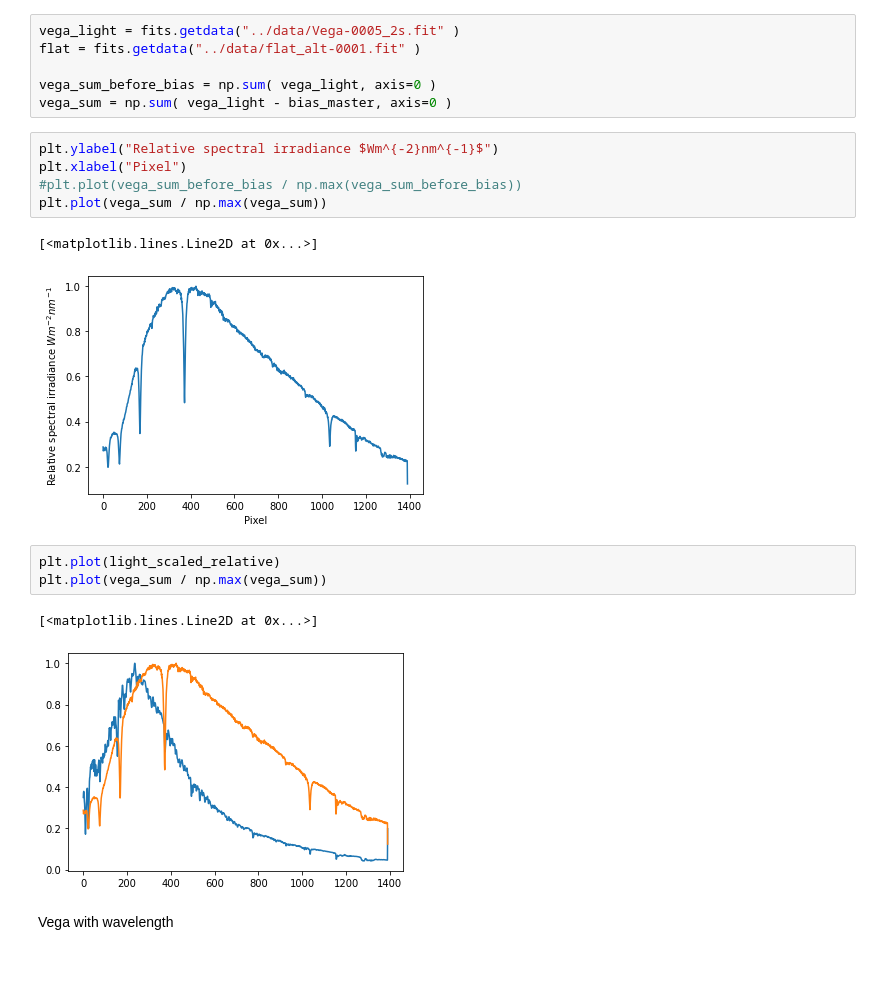
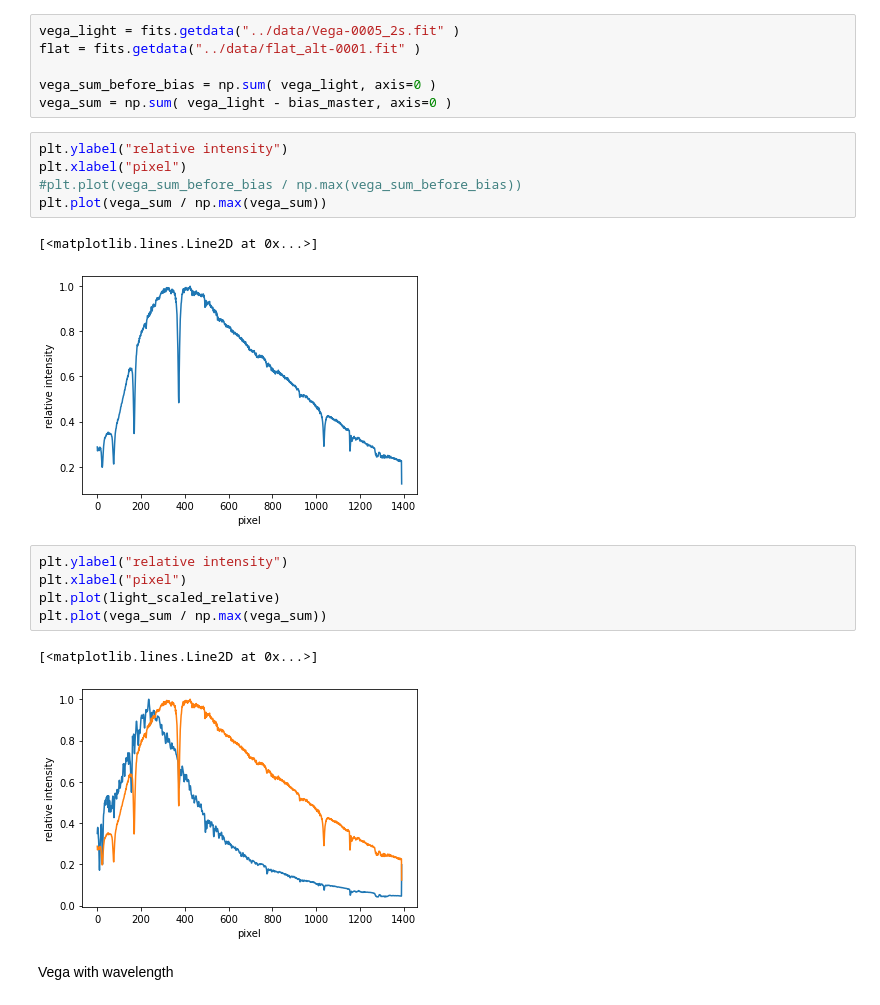
Before and after one commit to Yousousen/solar_physics, a Jupyter notebook: scripts/spectrum.ipynb, the cells around one changed output. Drawn from its saved outputs; the diff is of its cells as text; blank space fills up the shorter version.

```diff
--- a/scripts/spectrum.ipynb
+++ b/scripts/spectrum.ipynb
@@ -321,19 +321,21 @@ flat = fits.getdata("../data/flat_alt-0001.fit" )
 vega_sum_before_bias = np.sum( vega_light, axis=0 )
 vega_sum = np.sum( vega_light - bias_master, axis=0 )
 # %%
-plt.ylabel("Relative spectral irradiance $Wm^{-2}nm^{-1}$")
-plt.xlabel("Pixel")
+plt.ylabel("relative intensity")
+plt.xlabel("pixel")
 #plt.plot(vega_sum_before_bias / np.max(vega_sum_before_bias))
 plt.plot(vega_sum / np.max(vega_sum))
 # %% [output]
 [<matplotlib.lines.Line2D at 0x...>]
-[figure, old version]
+[figure, new version]
 # %%
+plt.ylabel("relative intensity")
+plt.xlabel("pixel")
 plt.plot(light_scaled_relative)
 plt.plot(vega_sum / np.max(vega_sum))
 # %% [output]
 [<matplotlib.lines.Line2D at 0x...>]
-[figure, old version]
+[figure, new version]
 # %% [markdown]
 Vega with wavelength
 # %%
```
Also changed, not shown: parts of 20 cells of this notebook.
